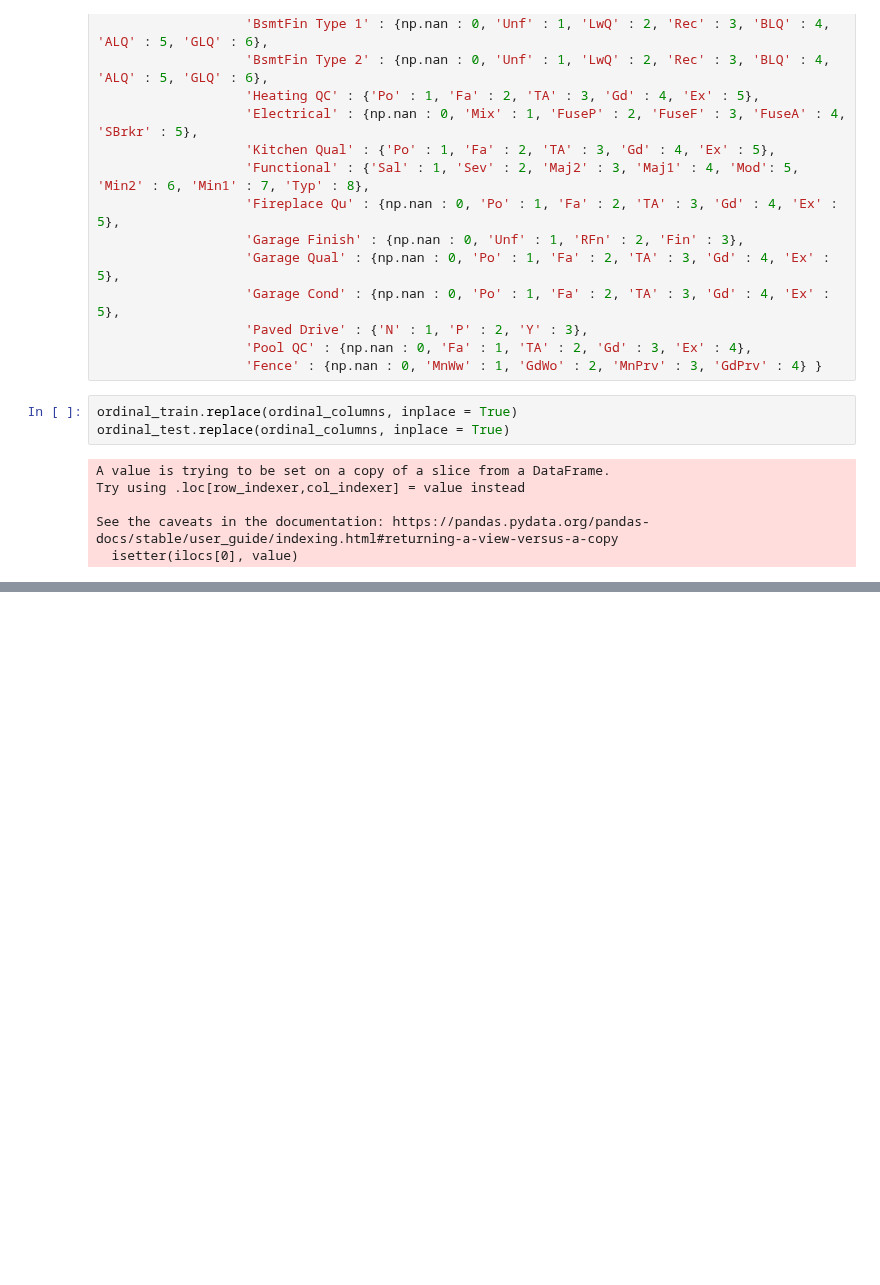
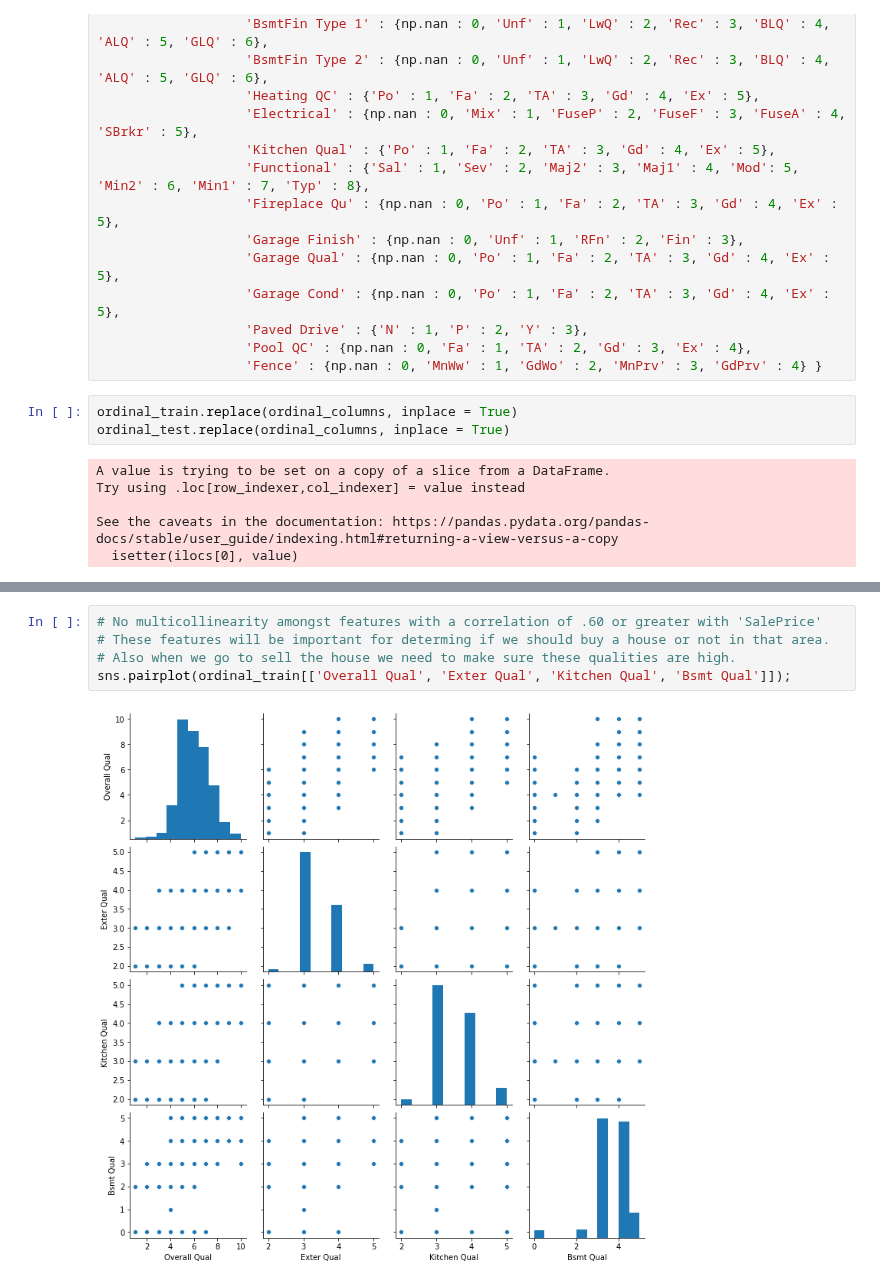
Before and after one commit to amcurley/GA_projects, a Jupyter notebook: Projects/project_2-master/ordinal_cleaning.ipynb, the cells around one changed output, grey strips where cells are left out. Drawn from its saved outputs; the diff is of its cells as text; blank space fills up the shorter version.

```diff
--- a/Projects/project_2-master/ordinal_cleaning.ipynb
+++ b/Projects/project_2-master/ordinal_cleaning.ipynb
@@ -78,3 +79,10 @@ sns.heatmap(ordinal_train.corr()[['SalePrice']].sort_values(by="SalePrice",
            vmin=-1, vmax=1, );
 # %% [output]
 [figure]
+# %%
+# No multicollinearity amongst features with a correlation of .60 or greater with 'SalePrice'
+# These features will be important for determing if we should buy a house or not in that area.
+# Also when we go to sell the house we need to make sure these qualities are high.
+sns.pairplot(ordinal_train[['Overall Qual', 'Exter Qual', 'Kitchen Qual', 'Bsmt Qual']]);
+# %% [output]
+[figure, added]
```
Also changed, not shown: parts of 6 cells of this notebook, 11 other files.
